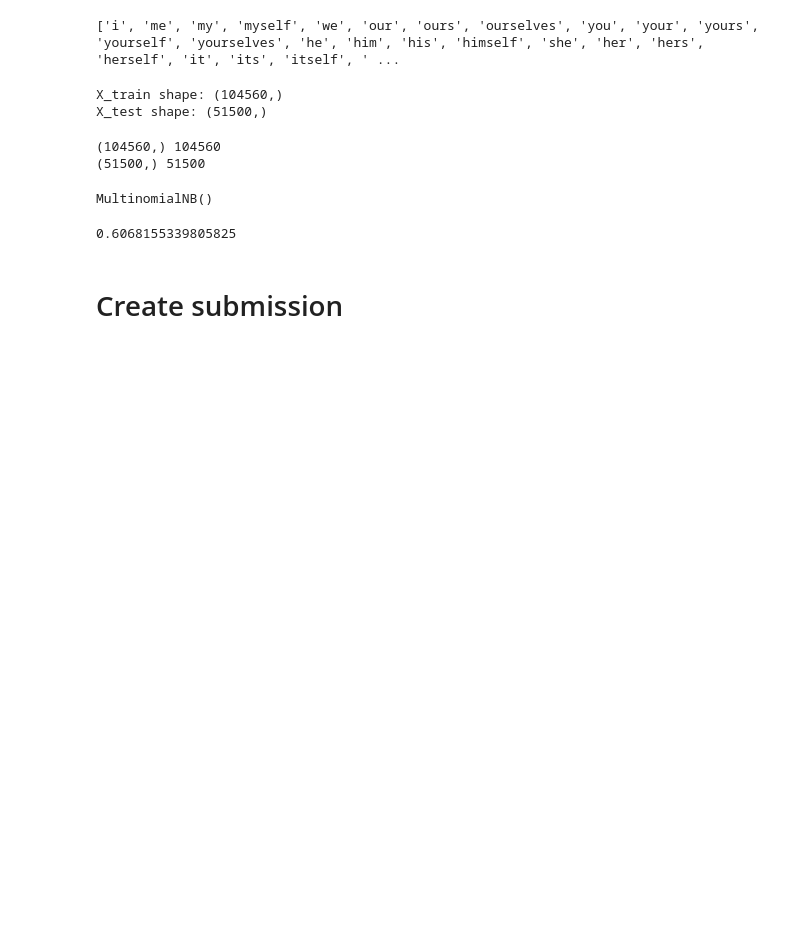
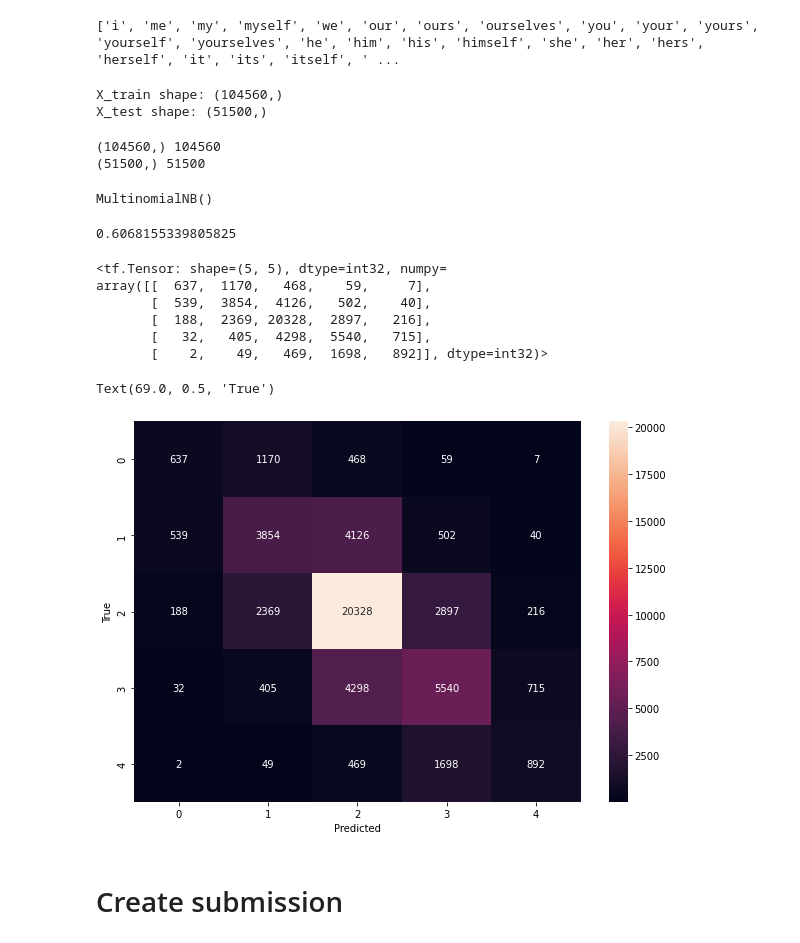
Before and after one commit to hwangswan/movie-reviews-sa, a Jupyter notebook: MovieReviewSA.ipynb, the cells around one changed output. Drawn from its saved outputs; the diff is of its cells as text; code cells hidden in the pictures; blank space fills up the shorter version.

```diff
--- a/MovieReviewSA.ipynb
+++ b/MovieReviewSA.ipynb
@@ -142,10 +145,10 @@ X_test shape: (51500,)
 # Creating sentence arrays
 train_sentences, test_sentences = [], []
 
-for s in X_train:
+for s in tqdm(X_train):
     train_sentences.append(preprocess(s))
 
-for s in X_test:
+for s in tqdm(X_test):
     test_sentences.append(preprocess(s))
 # %%
 print(X_train.shape, len(train_sentences))
@@ -169,6 +172,31 @@ X_test__ = vectorizer.transform(test_sentences)
 print(model.score(X_test__, y_test))
 # %% [output]
 0.6068155339805825
+# %%
+# Printing confusion matrix
+
+predictions = [pred for pred in model.predict(X_test__)]
+
+confusion_matrix = tf.math.confusion_matrix(
+    labels = y_test, predictions = predictions
+)
+
+confusion_matrix
+# %% [output]
+<tf.Tensor: shape=(5, 5), dtype=int32, numpy=
+array([[  637,  1170,   468,    59,     7],
+       [  539,  3854,  4126,   502,    40],
+       [  188,  2369, 20328,  2897,   216],
+       [   32,   405,  4298,  5540,   715],
+       [    2,    49,   469,  1698,   892]], dtype=int32)>
+# %%
+plt.figure(figsize = (10, 7))
+sb.heatmap(confusion_matrix, annot = True, fmt = 'd')
+plt.xlabel('Predicted')
+plt.ylabel('True')
+# %% [output]
+Text(69.0, 0.5, 'True')
+[figure, added]
 # %% [markdown]
 # Create submission
 # %%
```
Also changed, not shown: parts of 3 cells of this notebook.
